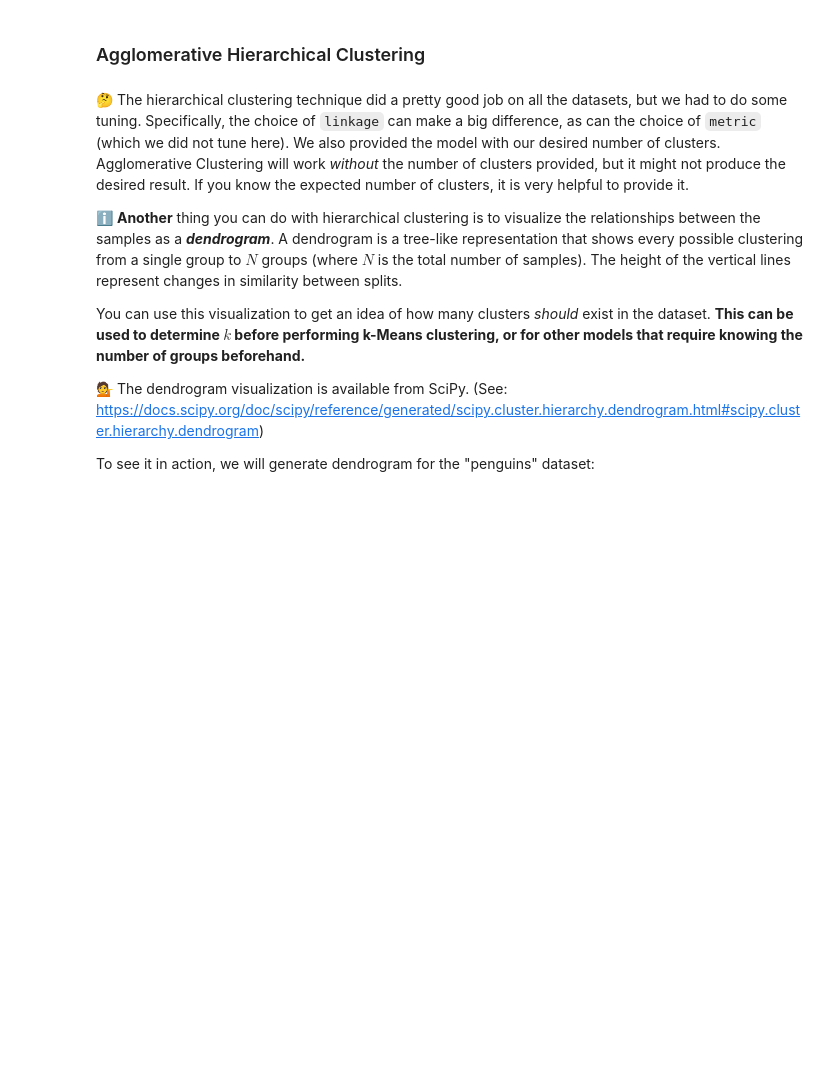
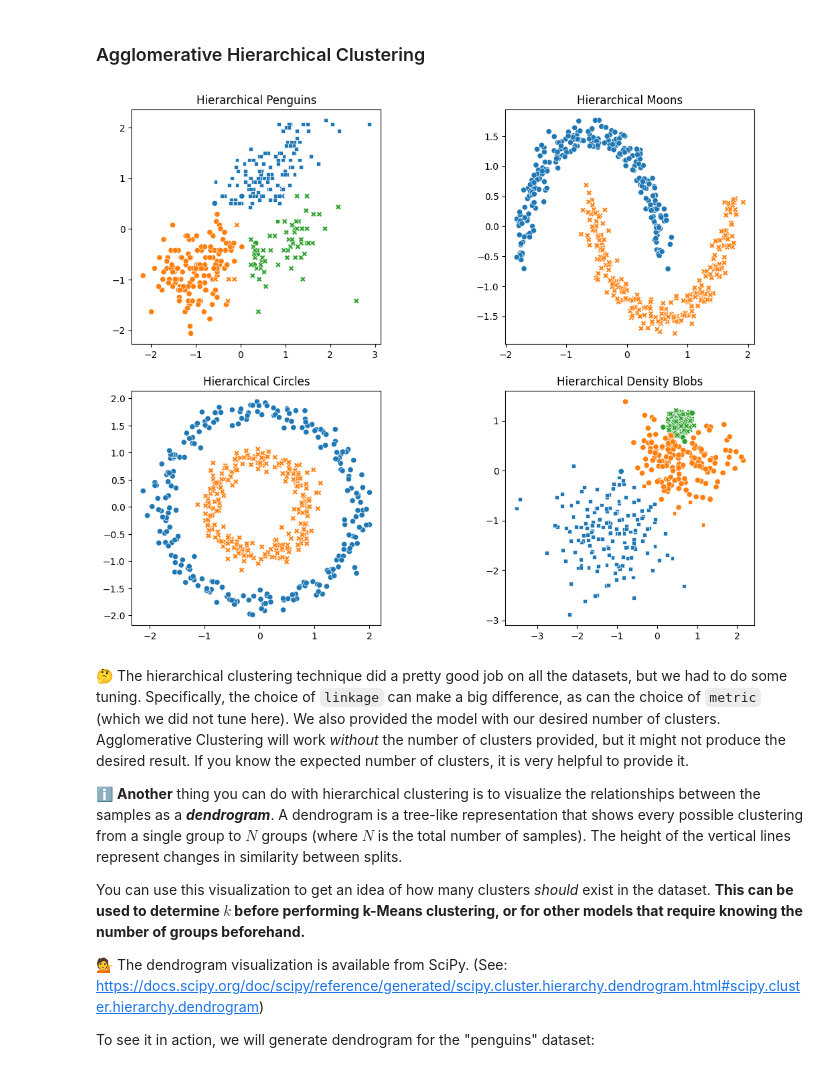
Before and after one commit to nirajchaurasiya/ASRI-AIR-QUALITY-MEASURES, a Jupyter notebook: python_intermediate_clustering_ASRI26.ipynb, the cells around one changed output. Saved outputs shown, nothing was run; the diff lists cells and outputs as text; code cells hidden in the pictures; blank space fills up the shorter version.

```diff
--- a/python_intermediate_clustering_ASRI26.ipynb
+++ b/python_intermediate_clustering_ASRI26.ipynb
@@ -460,29 +462,32 @@ plot_all(
 # %%
 # Use agglomerative clustering to cluster each dataset:
 penguins_ag = AgglomerativeClustering(n_clusters=3, linkage="ward").fit_predict(
     penguins
 )
 moons_ag = AgglomerativeClustering(n_clusters=2, linkage="single").fit_predict(moons)
 # TODO: write the line to perform AgglomerativeClustering on the `circles` data.  Be sure
 # to select the correct number of clusters!
 
+circles_ag = AgglomerativeClustering(n_clusters=2, linkage="single").fit_predict(circles)
 
 density_blobs_ag = AgglomerativeClustering(n_clusters=3, linkage="ward").fit_predict(
     density_blobs
 )
 
 # Now plot them:
 plot_all(
     [penguins, moons, circles, density_blobs],
     [
         "Hierarchical Penguins",
         "Hierarchical Moons",
         "Hierarchical Circles",
         "Hierarchical Density Blobs",
     ],
     [penguins_ag, moons_ag, circles_ag, density_blobs_ag],
     [penguins_labels, moons_labels, circles_labels, density_blobs_labels],
 )
+# %% [output]
+[figure, added]
 # %% [markdown]
 🤔  The hierarchical clustering technique did a pretty good job on all the datasets, but we had to do some tuning.  Specifically, the choice of `linkage` can make a big difference, as can the choice of `metric` (which we did not tune here).  We also provided the model with our desired number of clusters.  Agglomerative Clustering will work _without_ the number of clusters provided, but it might not produce the desired result.  If you know the expected number of clusters, it is very helpful to provide it.
 
```
Also changed, not shown: parts of 5 cells of this notebook.
